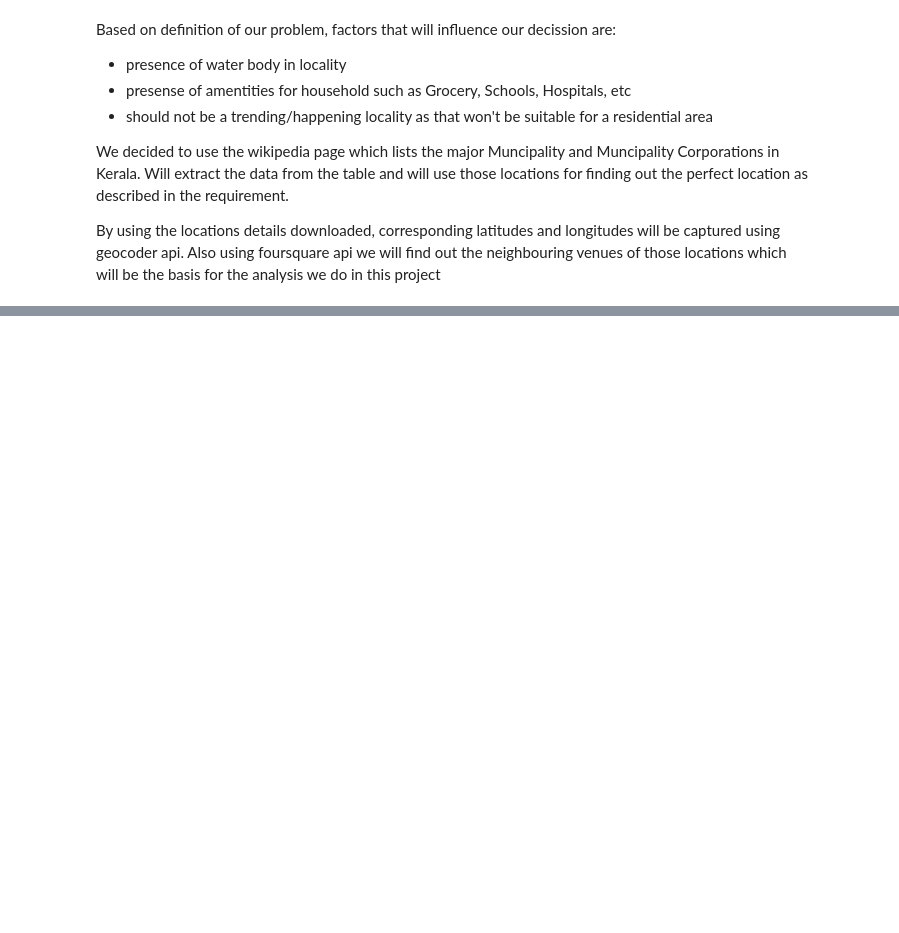
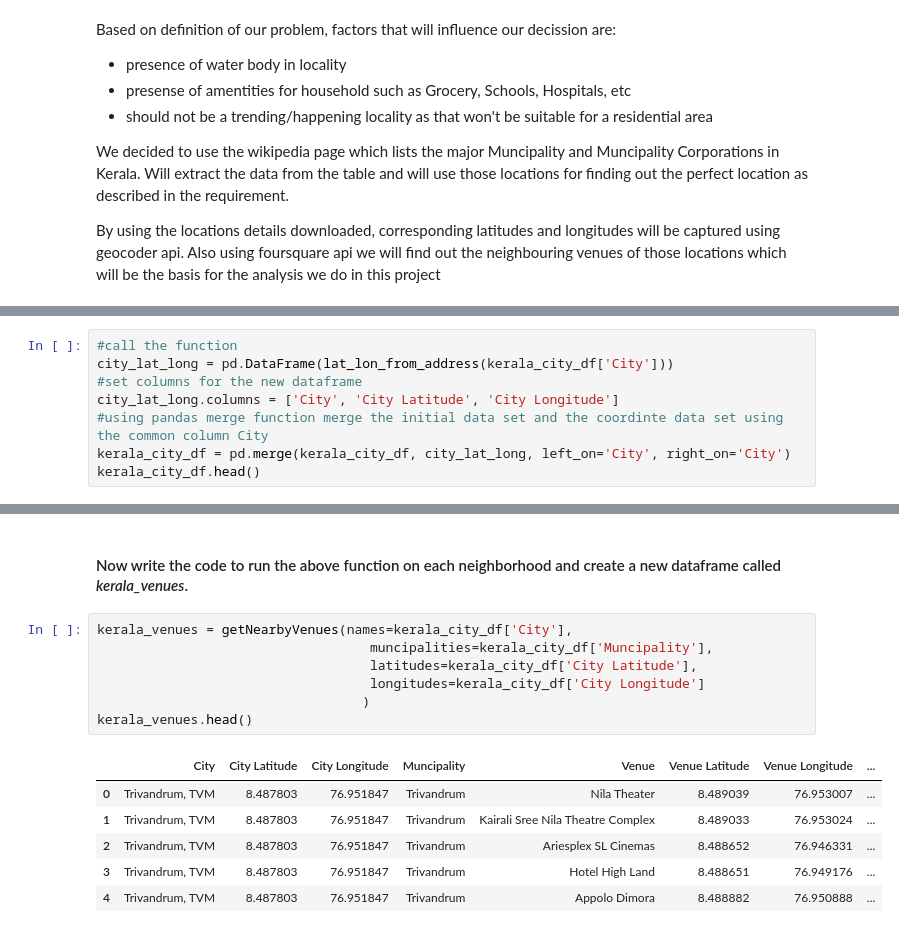
Before and after one commit to sreeduttsasikumar/Coursera_Capstone, a Jupyter notebook: Capstone_Project_Battle_of_Neighbourhoods.ipynb, the cells around one changed output, grey strips where cells are left out. Cells and saved outputs as stored; diff of their text form; blank space fills up the shorter version.

```diff
--- a/Capstone_Project_Battle_of_Neighbourhoods.ipynb
+++ b/Capstone_Project_Battle_of_Neighbourhoods.ipynb
@@ -28,0 +94,8 @@ By using the locations details downloaded, corresponding latitudes and longitude
+# %%
+#call the function
+city_lat_long = pd.DataFrame(lat_lon_from_address(kerala_city_df['City']))
+#set columns for the new dataframe
+city_lat_long.columns = ['City', 'City Latitude', 'City Longitude']
+#using pandas merge function merge the initial data set and the coordinte data set using the common column City
+kerala_city_df = pd.merge(kerala_city_df, city_lat_long, left_on='City', right_on='City')
+kerala_city_df.head()
@@ -28,0 +191,16 @@ By using the locations details downloaded, corresponding latitudes and longitude
+# %% [markdown]
+#### Now write the code to run the above function on each neighborhood and create a new dataframe called _kerala_venues_.
+# %%
+kerala_venues = getNearbyVenues(names=kerala_city_df['City'],
+                                   muncipalities=kerala_city_df['Muncipality'],
+                                   latitudes=kerala_city_df['City Latitude'],
+                                   longitudes=kerala_city_df['City Longitude']
+                                  )
+kerala_venues.head()
+# %% [output]
+|  | City | City Latitude | City Longitude | Muncipality | Venue | Venue Latitude | Venue Longitude | ... |
+| 0 | Trivandrum, TVM | 8.487803 | 76.951847 | Trivandrum | Nila Theater | 8.489039 | 76.953007 | ... |
+| 1 | Trivandrum, TVM | 8.487803 | 76.951847 | Trivandrum | Kairali Sree Nila Theatre Complex | 8.489033 | 76.953024 | ... |
+| 2 | Trivandrum, TVM | 8.487803 | 76.951847 | Trivandrum | Ariesplex SL Cinemas | 8.488652 | 76.946331 | ... |
+| 3 | Trivandrum, TVM | 8.487803 | 76.951847 | Trivandrum | Hotel High Land | 8.488651 | 76.949176 | ... |
+| 4 | Trivandrum, TVM | 8.487803 | 76.951847 | Trivandrum | Appolo Dimora | 8.488882 | 76.950888 | ... |
```
Also changed, not shown: parts of 27 cells of this notebook.
